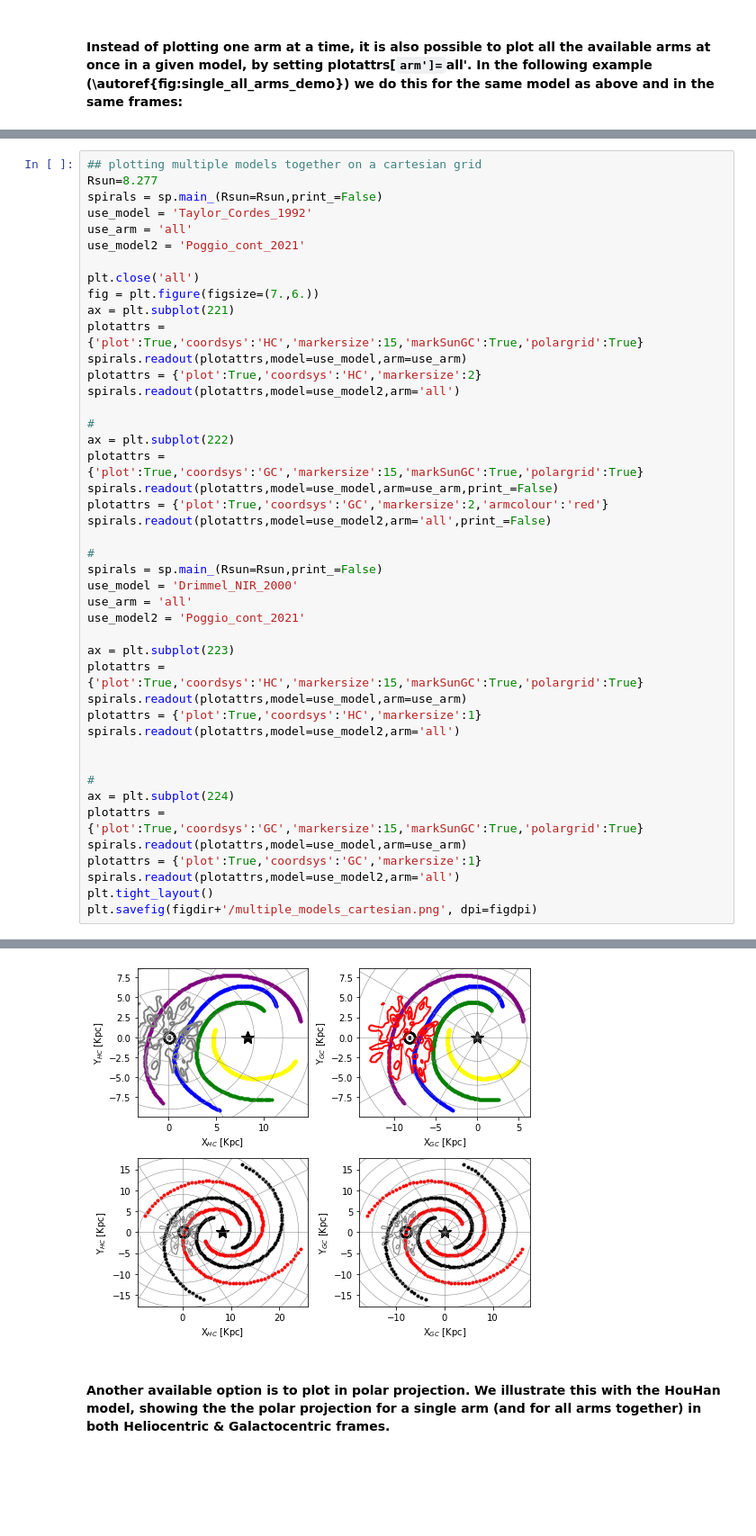
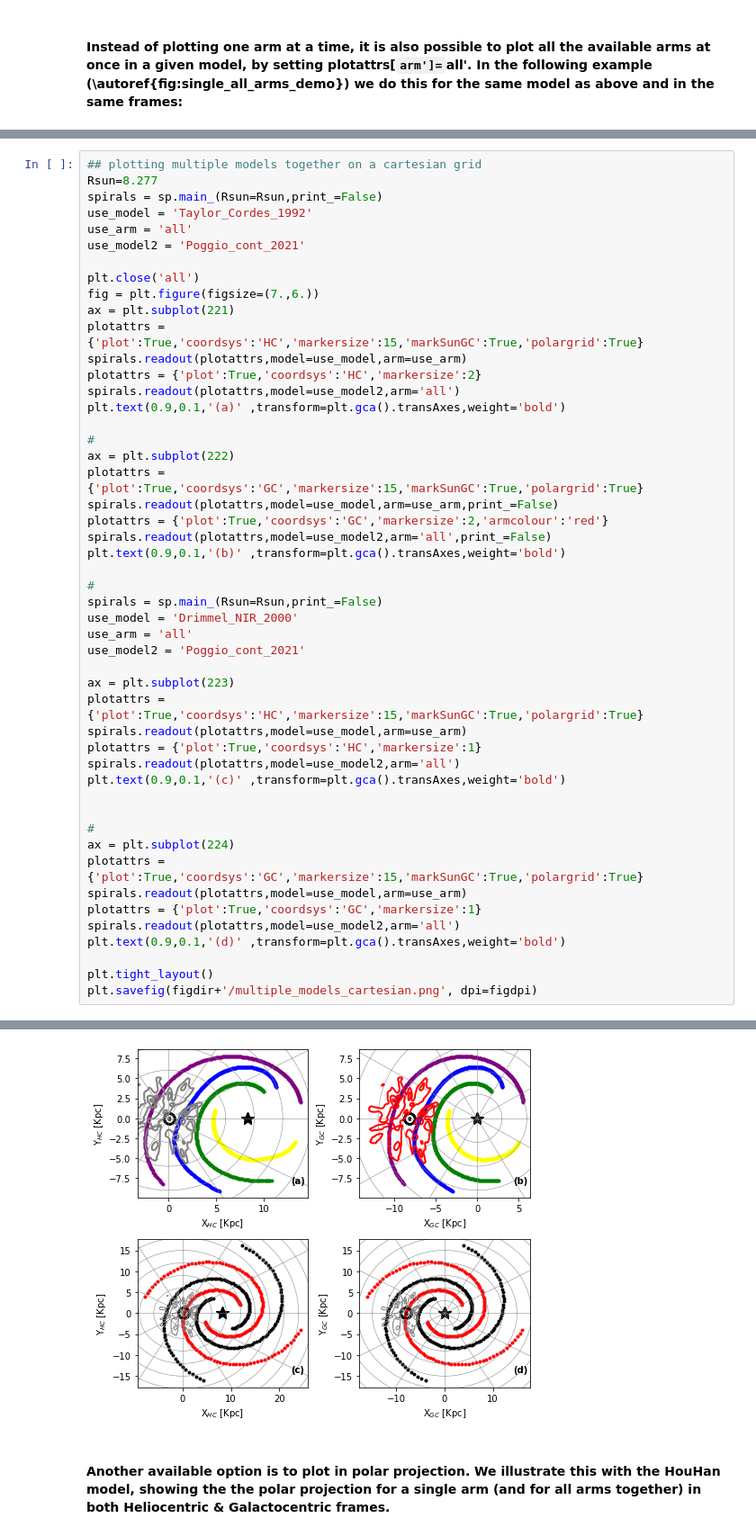
Before and after one commit to Abhaypru/SpiralMap, a Jupyter notebook: demo_spiralmap.ipynb, the cells around one changed output, grey strips where cells are left out. Shown at 90% size. Saved outputs shown, nothing was run; the diff lists cells and outputs as text; blank space fills up the shorter version.

```diff
--- a/demo_spiralmap.ipynb
+++ b/demo_spiralmap.ipynb
@@ -217,39 +223,44 @@ plotattrs = {'plot':True,'coordsys':'HC','markersize':15,'markSunGC':True,'polar
 spirals.readout(plotattrs,model=use_model,arm=use_arm)
 plotattrs = {'plot':True,'coordsys':'HC','markersize':2}
 spirals.readout(plotattrs,model=use_model2,arm='all')
+plt.text(0.9,0.1,'(a)' ,transform=plt.gca().transAxes,weight='bold')
 
 #
 ax = plt.subplot(222)
 plotattrs = {'plot':True,'coordsys':'GC','markersize':15,'markSunGC':True,'polargrid':True}
 spirals.readout(plotattrs,model=use_model,arm=use_arm,print_=False)
 plotattrs = {'plot':True,'coordsys':'GC','markersize':2,'armcolour':'red'}
 spirals.readout(plotattrs,model=use_model2,arm='all',print_=False)
+plt.text(0.9,0.1,'(b)' ,transform=plt.gca().transAxes,weight='bold')
 
 #
 spirals = sp.main_(Rsun=Rsun,print_=False)
 use_model = 'Drimmel_NIR_2000'
 use_arm = 'all'
 use_model2 = 'Poggio_cont_2021'
 
 ax = plt.subplot(223)
 plotattrs = {'plot':True,'coordsys':'HC','markersize':15,'markSunGC':True,'polargrid':True}
 spirals.readout(plotattrs,model=use_model,arm=use_arm)
 plotattrs = {'plot':True,'coordsys':'HC','markersize':1}
 spirals.readout(plotattrs,model=use_model2,arm='all')
+plt.text(0.9,0.1,'(c)' ,transform=plt.gca().transAxes,weight='bold')
 
 
 #
 ax = plt.subplot(224)
 plotattrs = {'plot':True,'coordsys':'GC','markersize':15,'markSunGC':True,'polargrid':True}
 spirals.readout(plotattrs,model=use_model,arm=use_arm)
 plotattrs = {'plot':True,'coordsys':'GC','markersize':1}
 spirals.readout(plotattrs,model=use_model2,arm='all')
+plt.text(0.9,0.1,'(d)' ,transform=plt.gca().transAxes,weight='bold')
+
 plt.tight_layout()
 plt.savefig(figdir+'/multiple_models_cartesian.png', dpi=figdpi)
 # %% [output]
 try self.getinfo(model) for more details
 try self.getinfo(model) for more details
-[figure, old version]
+[figure, new version]
 # %% [markdown]
 #### Another available option is to plot in polar projection. We illustrate this with the HouHan model, showing the the polar projection for a single arm (and for all arms together) in both Heliocentric & Galactocentric frames.
 # %%
```
Also changed, not shown: parts of 4 cells of this notebook, 7 other files.
